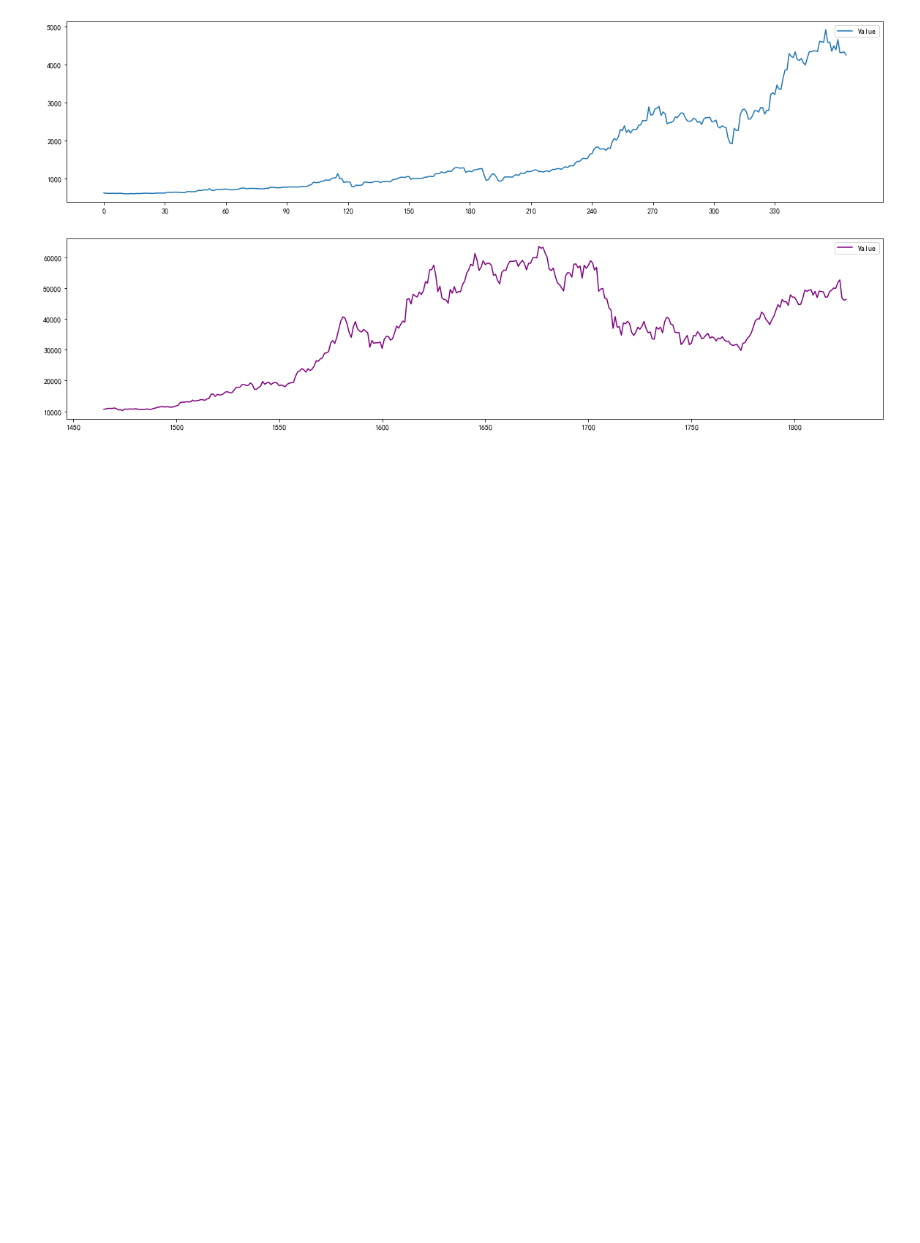
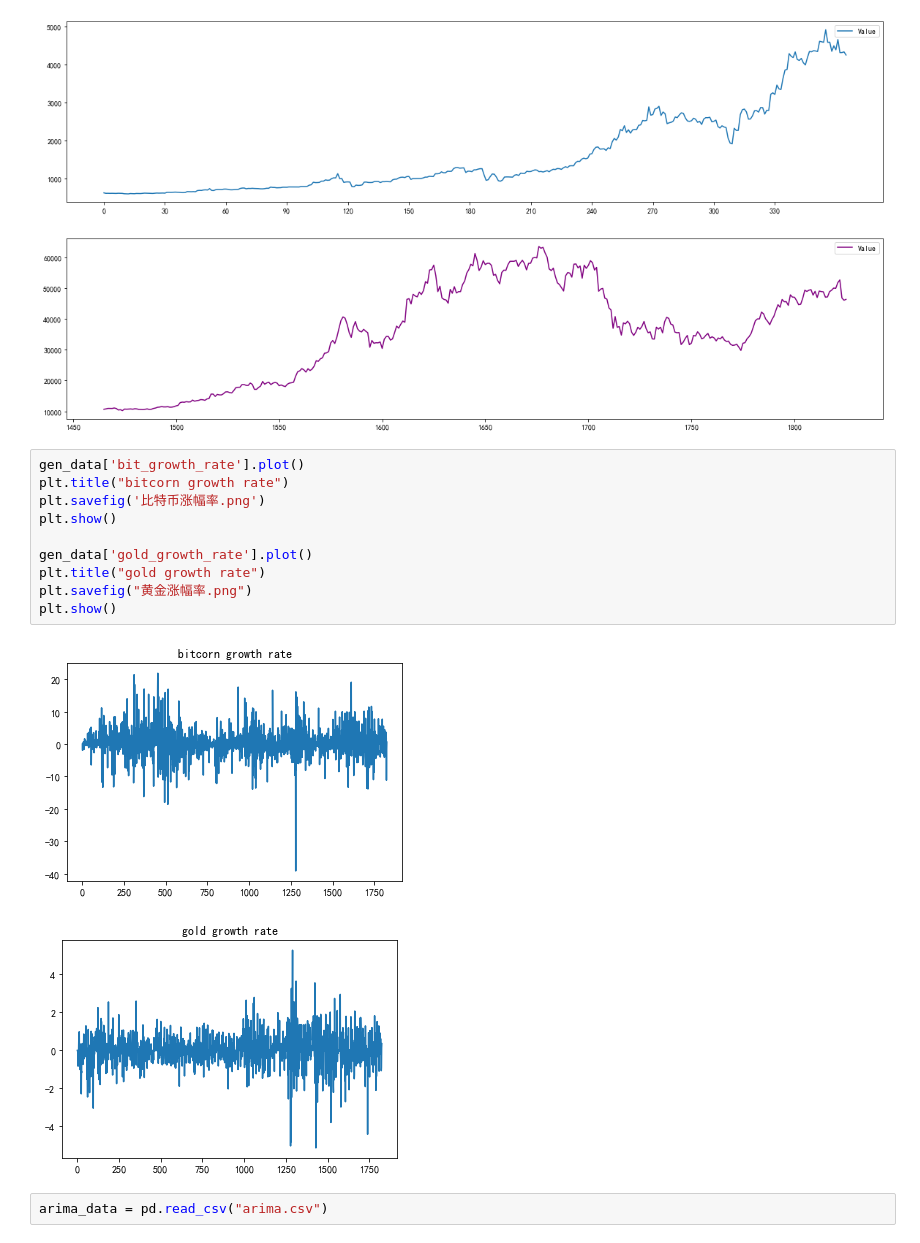
Before and after one commit to Michaelzhouisnotwhite/mcm-competition-2022, a Jupyter notebook: competition-code/plot.ipynb, the cells around one changed output. Cells and saved outputs as stored; diff of their text form; blank space fills up the shorter version.

Commit message:
update arima

```diff
--- a/competition-code/plot.ipynb
+++ b/competition-code/plot.ipynb
@@ -144,3 +144,18 @@ plt.show()
 # %% [output]
 [figure]
 [figure]
+# %%
+gen_data['bit_growth_rate'].plot()
+plt.title("bitcorn growth rate")
+plt.savefig('比特币涨幅率.png')
+plt.show()
+
+gen_data['gold_growth_rate'].plot()
+plt.title("gold growth rate")
+plt.savefig("黄金涨幅率.png")
+plt.show()
+# %% [output]
+[figure, added]
+[figure, added]
+# %%
+arima_data = pd.read_csv("arima.csv")
```
Also changed, not shown: parts of 2 cells of this notebook, 9 other files.
